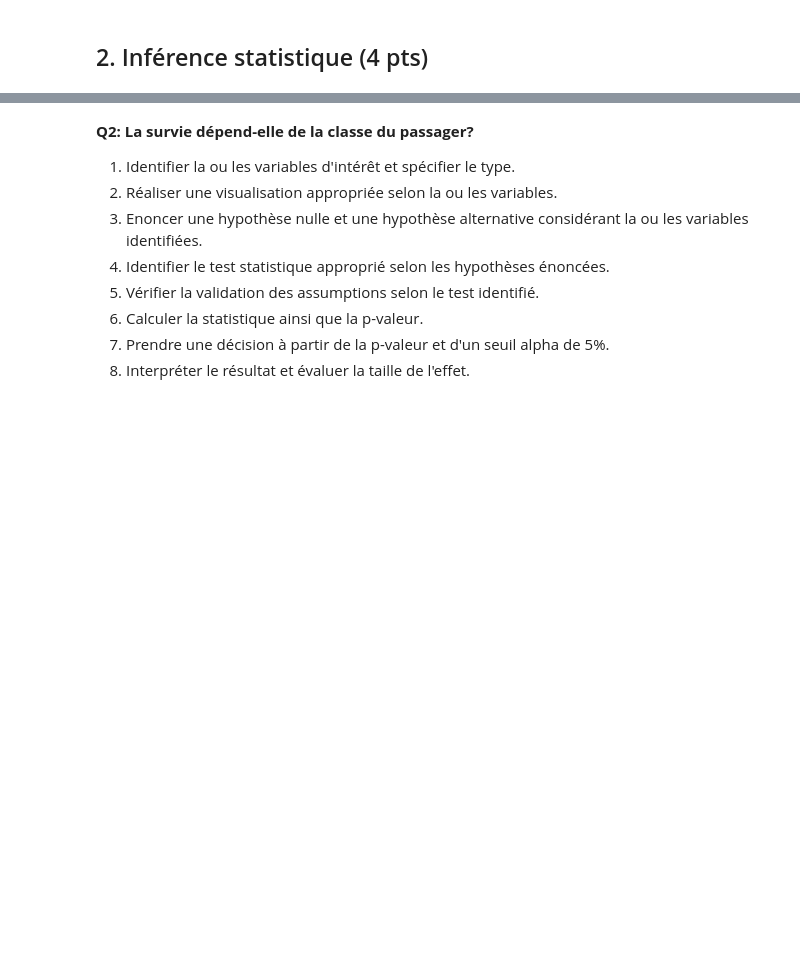
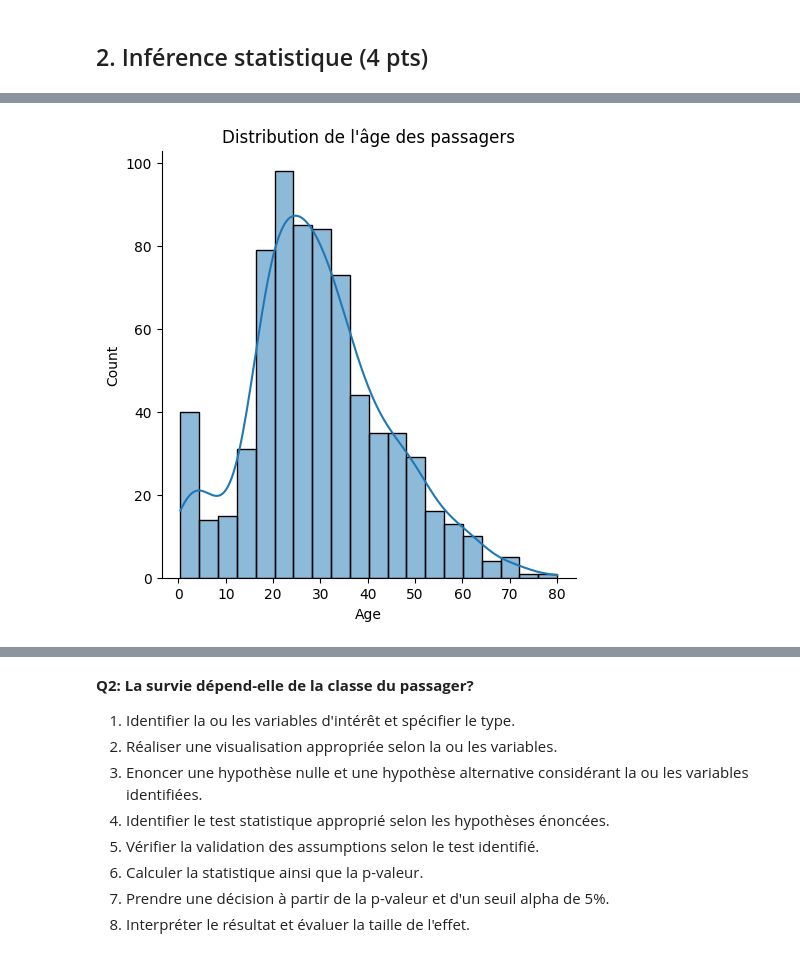
Before and after one commit to fuzoh/62-62.2-dataAnalysis, a Jupyter notebook: Projet.ipynb, the cells around one changed output, grey strips where cells are left out. Drawn from its saved outputs; the diff is of its cells as text; code cells hidden in the pictures; blank space fills up the shorter version.

```diff
--- a/Projet.ipynb
+++ b/Projet.ipynb
@@ -107,0 +134,10 @@ display(data_clean)
+# %%
+sns.displot(
+    data=data_clean,
+    x="Age",
+    kde=True
+)
+plt.title("Distribution de l'âge des passagers")
+plt.show()
+# %% [output]
+[figure, added]
```
Also changed, not shown: parts of 8 cells of this notebook.
